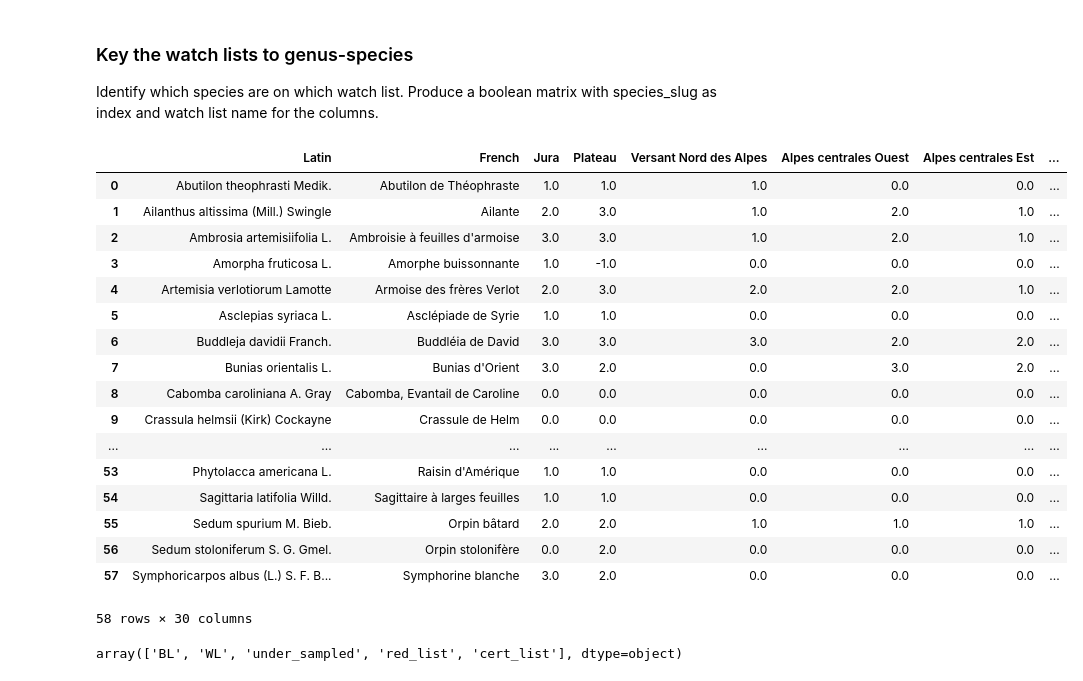
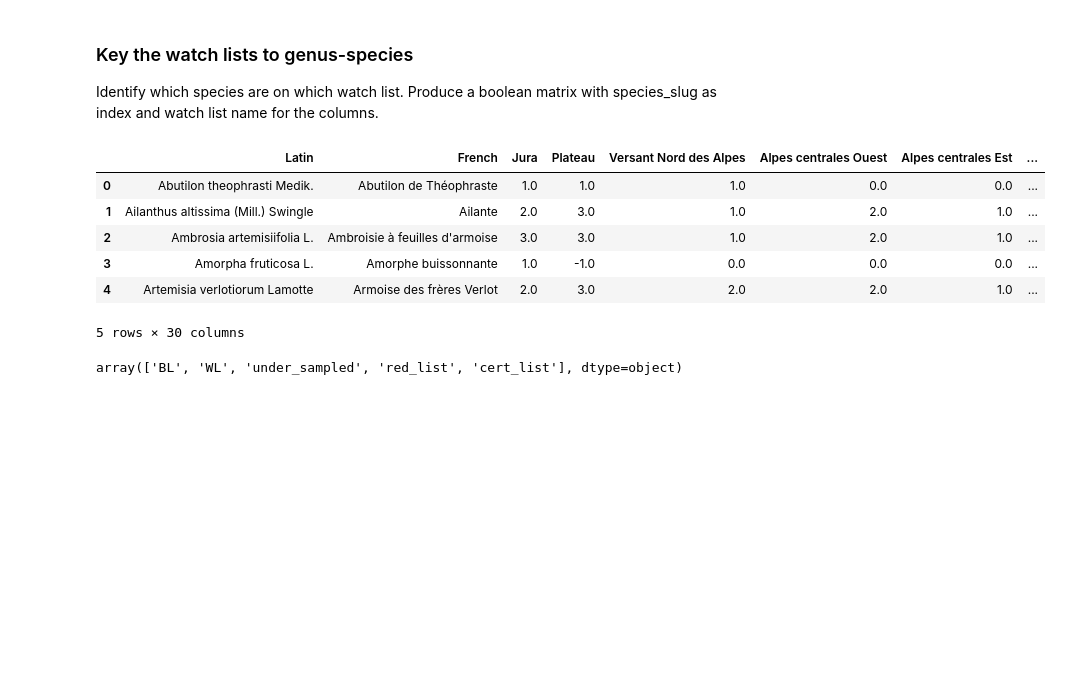
Before and after one commit to thorerismann/hdbot, a Jupyter notebook: preprocess_final.ipynb, the cells around one changed output. Saved outputs shown, nothing was run; the diff lists cells and outputs as text; code cells hidden in the pictures; blank space fills up the shorter version.

```diff
--- a/preprocess_final.ipynb
+++ b/preprocess_final.ipynb
@@ -321,26 +302,15 @@ Which maps 'trifolium-incarnatum' were found in? indifferent of subspecies?:
 Identify which species are on which watch list. Produce a boolean matrix with species_slug as index and watch list name for the columns.
 # %%
 watch_lists.keys()
-watch_lists["list_2014"]
+watch_lists["list_2014"].head()
 # %% [output]
 |  | Latin | French | Jura | Plateau | Versant Nord des Alpes | Alpes centrales Ouest | Alpes centrales Est | ... |
 | 0 | Abutilon theophrasti Medik. | Abutilon de Théophraste | 1.0 | 1.0 | 1.0 | 0.0 | 0.0 | ... |
 | 1 | Ailanthus altissima (Mill.) Swingle | Ailante | 2.0 | 3.0 | 1.0 | 2.0 | 1.0 | ... |
 | 2 | Ambrosia artemisiifolia L. | Ambroisie à feuilles d'armoise | 3.0 | 3.0 | 1.0 | 2.0 | 1.0 | ... |
 | 3 | Amorpha fruticosa L. | Amorphe buissonnante | 1.0 | -1.0 | 0.0 | 0.0 | 0.0 | ... |
 | 4 | Artemisia verlotiorum Lamotte | Armoise des frères Verlot | 2.0 | 3.0 | 2.0 | 2.0 | 1.0 | ... |
-| 5 | Asclepias syriaca L. | Asclépiade de Syrie | 1.0 | 1.0 | 0.0 | 0.0 | 0.0 | ... |
-| 6 | Buddleja davidii Franch. | Buddléia de David | 3.0 | 3.0 | 3.0 | 2.0 | 2.0 | ... |
-| 7 | Bunias orientalis L. | Bunias d'Orient | 3.0 | 2.0 | 0.0 | 3.0 | 2.0 | ... |
-| 8 | Cabomba caroliniana A. Gray | Cabomba, Evantail de Caroline | 0.0 | 0.0 | 0.0 | 0.0 | 0.0 | ... |
-| 9 | Crassula helmsii (Kirk) Cockayne | Crassule de Helm | 0.0 | 0.0 | 0.0 | 0.0 | 0.0 | ... |
-| ... | ... | ... | ... | ... | ... | ... | ... | ... |
-| 53 | Phytolacca americana L. | Raisin d'Amérique | 1.0 | 1.0 | 0.0 | 0.0 | 0.0 | ... |
-| 54 | Sagittaria latifolia Willd. | Sagittaire à larges feuilles | 1.0 | 1.0 | 0.0 | 0.0 | 0.0 | ... |
-| 55 | Sedum spurium M. Bieb. | Orpin bâtard | 2.0 | 2.0 | 1.0 | 1.0 | 1.0 | ... |
-| 56 | Sedum stoloniferum S. G. Gmel. | Orpin stolonifère | 0.0 | 2.0 | 0.0 | 0.0 | 0.0 | ... |
-| 57 | Symphoricarpos albus (L.) S. F. B... | Symphorine blanche | 3.0 | 2.0 | 0.0 | 0.0 | 0.0 | ... |
-58 rows × 30 columns
+5 rows × 30 columns
 # %%
 the_lists = list(watch_lists.keys())
 
```
Also changed, not shown: parts of 2 cells of this notebook, 3 other files.
